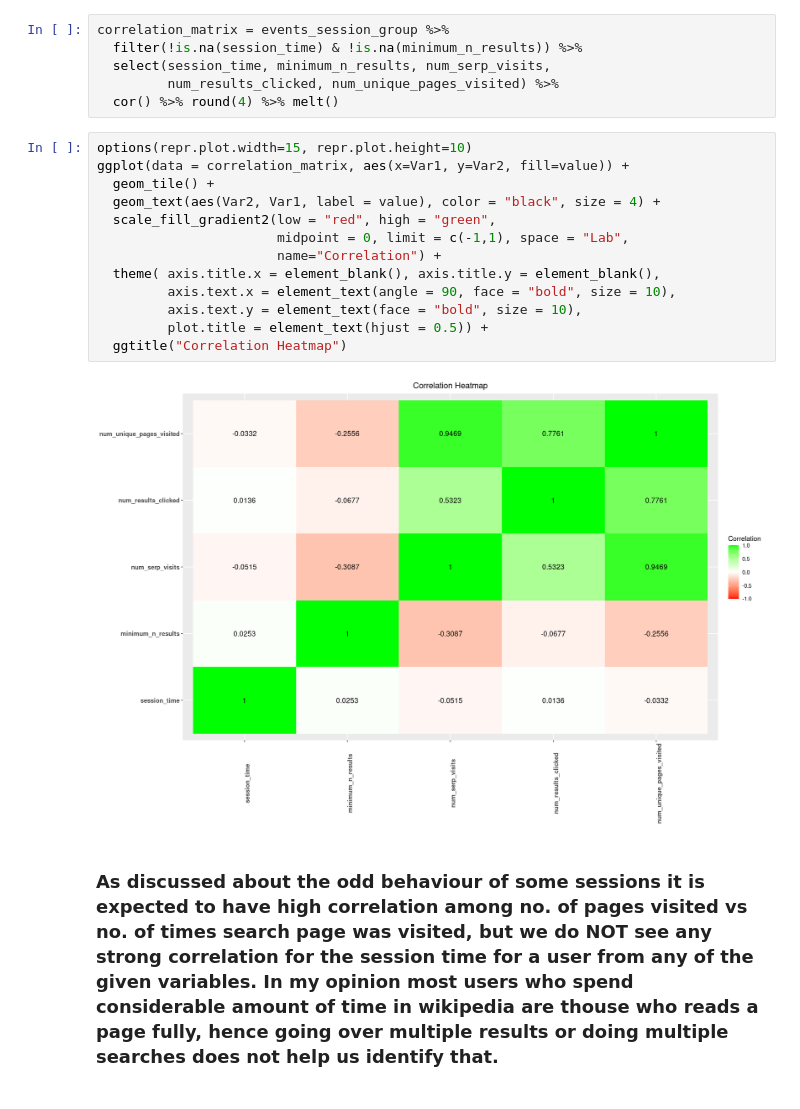
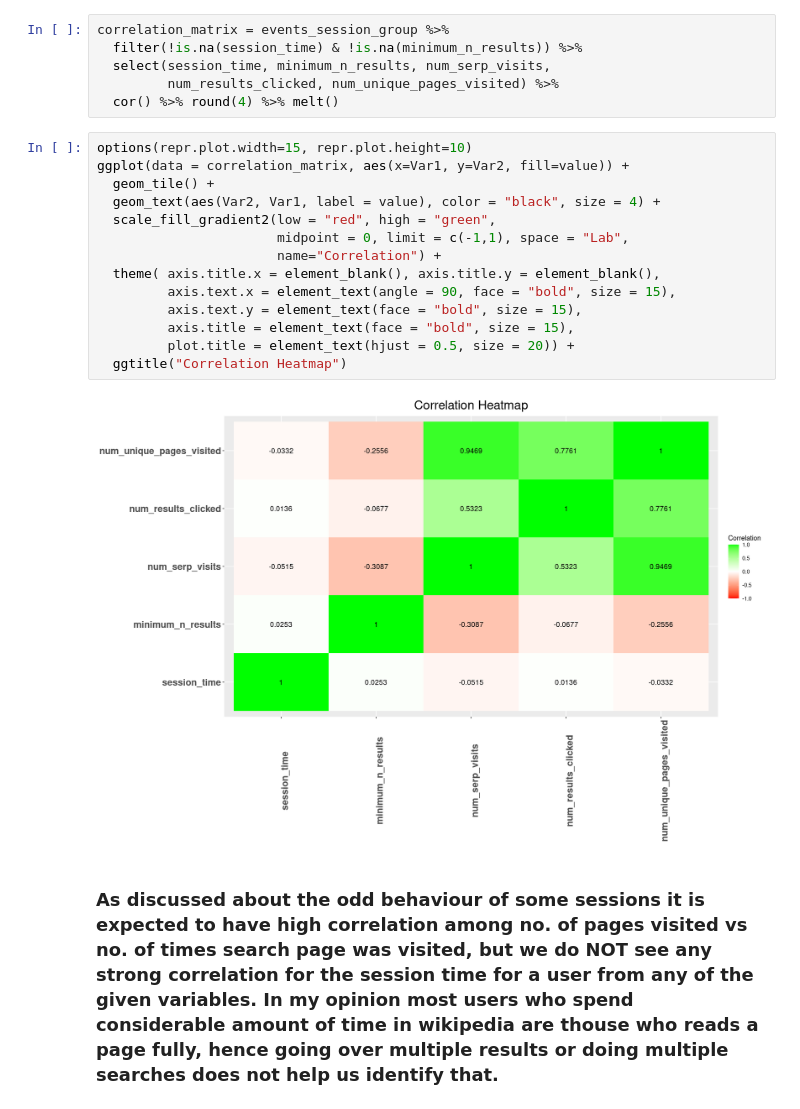
Before and after one commit to devarajphukan/wikimedia-discovery-analysis, a Jupyter notebook: explore.ipynb, the cells around one changed output. Saved outputs shown, nothing was run; the diff lists cells and outputs as text.

Commit message:
fix plot label and title size

```diff
--- a/explore.ipynb
+++ b/explore.ipynb
@@ -250,18 +252,19 @@ correlation_matrix = events_session_group %>%
 # %%
 options(repr.plot.width=15, repr.plot.height=10)
 ggplot(data = correlation_matrix, aes(x=Var1, y=Var2, fill=value)) +
   geom_tile() +
   geom_text(aes(Var2, Var1, label = value), color = "black", size = 4) +
   scale_fill_gradient2(low = "red", high = "green",
                        midpoint = 0, limit = c(-1,1), space = "Lab",
                        name="Correlation") +
   theme( axis.title.x = element_blank(), axis.title.y = element_blank(),
-         axis.text.x = element_text(angle = 90, face = "bold", size = 10),
-         axis.text.y = element_text(face = "bold", size = 10),
-         plot.title = element_text(hjust = 0.5)) +
+         axis.text.x = element_text(angle = 90, face = "bold", size = 15),
+         axis.text.y = element_text(face = "bold", size = 15),
+         axis.title = element_text(face = "bold", size = 15),
+         plot.title = element_text(hjust = 0.5, size = 20)) +
   ggtitle("Correlation Heatmap")
 # %% [output]
-[figure, old version]
+[figure, new version]
 # %% [markdown]
 ### As discussed about the odd behaviour of some sessions it is expected to have high correlation among no. of pages visited vs no. of times search page was visited, but we do NOT see any strong correlation for the session time for a user from any of the given variables. In my opinion most users who spend considerable amount of time in wikipedia are thouse who reads a page fully, hence going over multiple results or doing multiple searches does not help us identify that.
 # %% [markdown]
```
Also changed, not shown: parts of 6 cells of this notebook, 4 other files.
